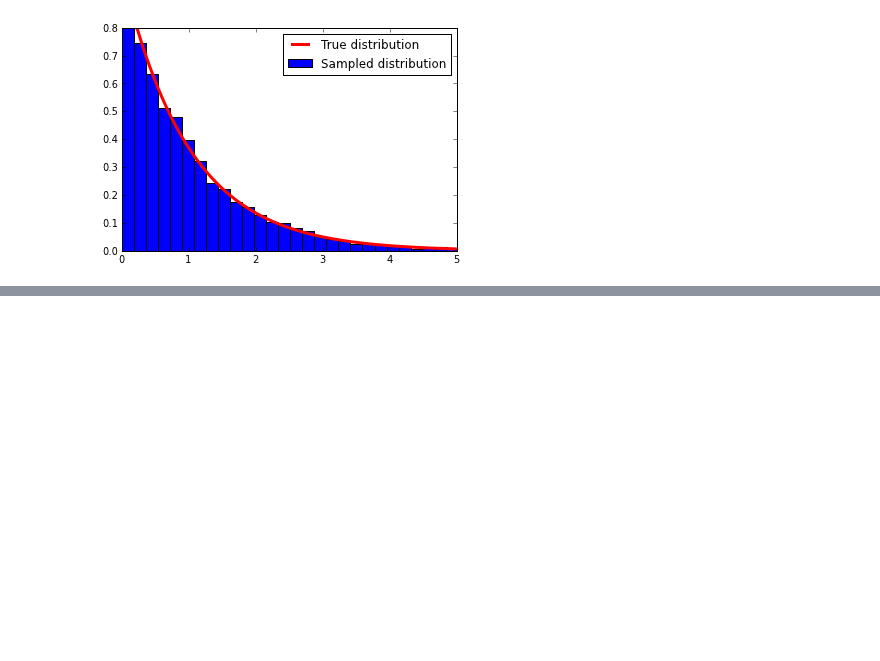
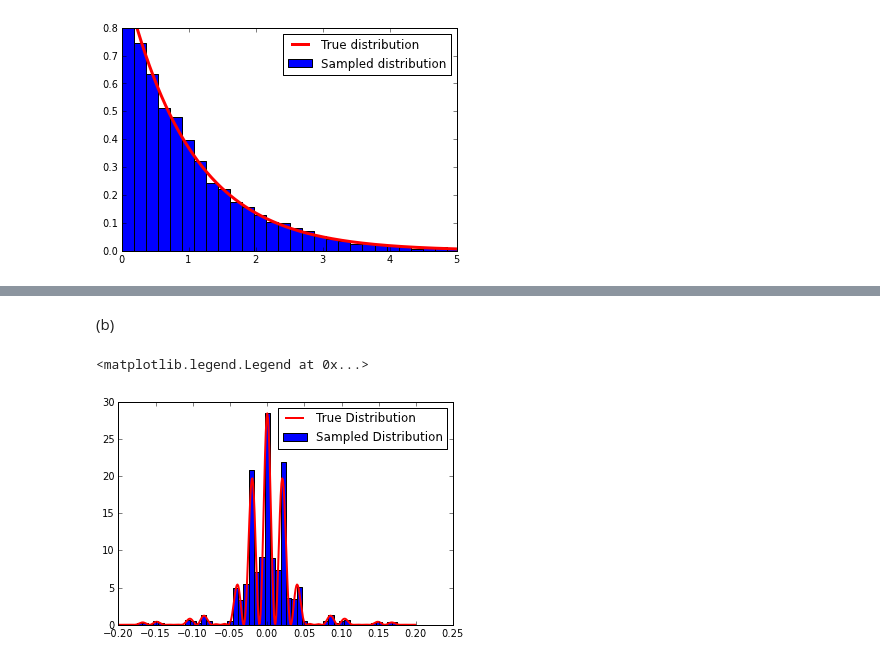
Before and after one commit to jdfreder/MCG, a Jupyter notebook: Week8/TuesdayNotes.ipynb, the cells around one changed output, grey strips where cells are left out. Saved outputs shown, nothing was run; the diff lists cells and outputs as text; code cells hidden in the pictures; blank space fills up the shorter version.

```diff
--- a/Week8/TuesdayNotes.ipynb
+++ b/Week8/TuesdayNotes.ipynb
@@ -126,0 +159,8 @@ legend()
+# %%
+def distribute1D(x,prob,N):
+    """Takes any numerical distribution prob, on the interval defined by the array x, and returns an array of N sampled values that are statistically the same as the input data."""
+    y=prob
+    A=cumsum(y)/(cumsum(y)[(len(x)-1)])
+    z=numpy.random.random_sample(N)
+    B=searchsorted(A,z)
+    return x[B]
@@ -126,0 +172,20 @@ legend()
+# %%
+d=float(15e-6)
+a=float(10e-6)
+lam=632.8e-9
+L=1.
+x=arange(-.2,.2,.001)
+N=10000.
+y=(sin(pi*a*x/(lam*L))/(pi*a*x/(lam*L)))**2*cos(2*pi*d*x/(lam*L))**2
+dist=distribute1D(x,y,N)
+# %% [markdown]
+(b)
+# %%
+
+n,bins,patches=hist(dist,50,normed=True,label='Sampled Distribution')
+plot(x,y*max(n),lw=2,color='red',label='True Distribution')
+xlim(-.2,.25)
+legend(loc=1)
+# %% [output]
+<matplotlib.legend.Legend at 0x...>
+[figure, added]
```
Also changed, not shown: parts of 16 cells of this notebook.
